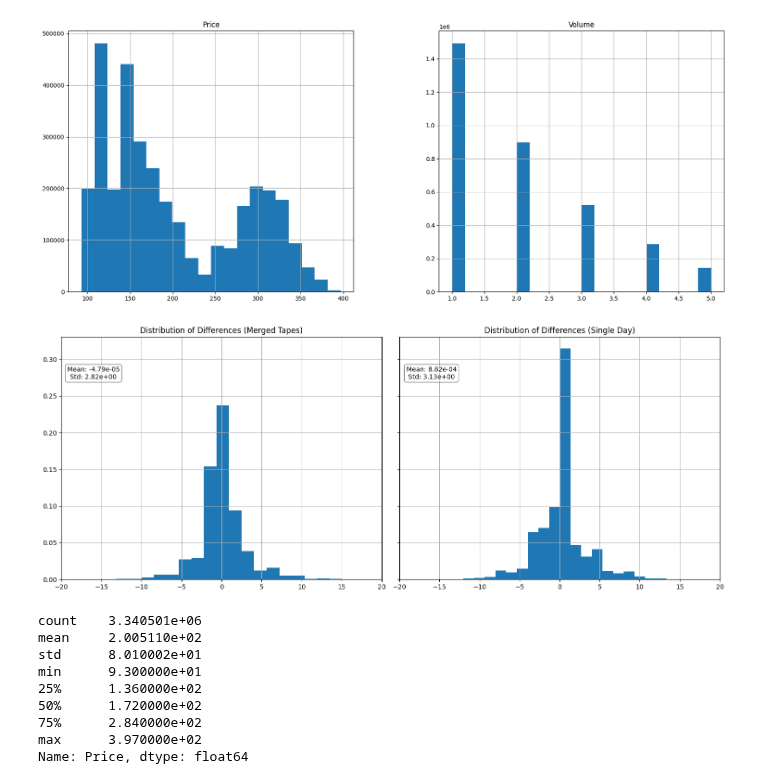
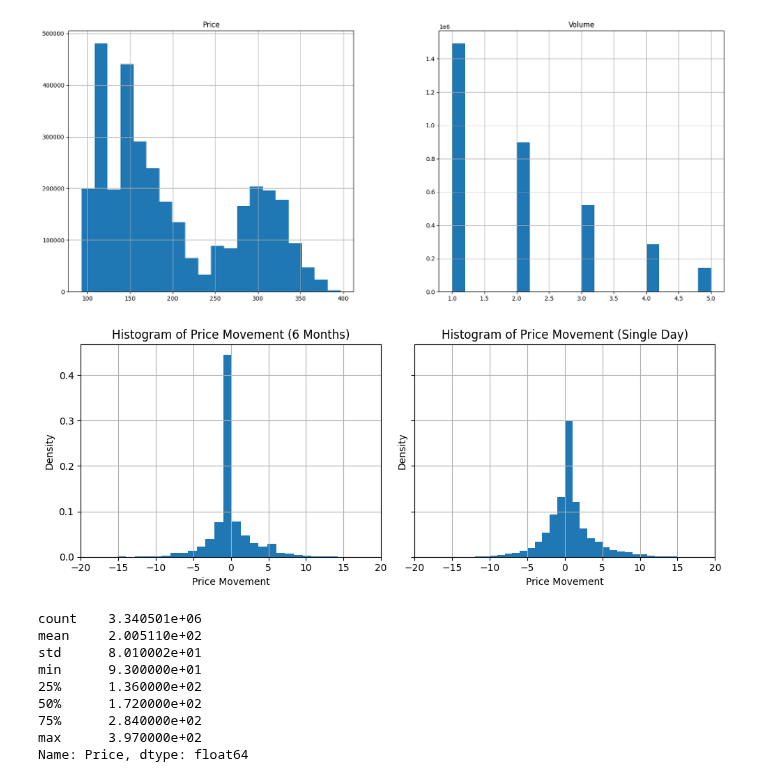
Before and after one commit to UoB-DSMP-2023-24/dsmp-2024-group-19, a Jupyter notebook: EDA/Tapes_EDA.ipynb, the cells around one changed output. Saved outputs shown, nothing was run; the diff lists cells and outputs as text; code cells hidden in the pictures.

```diff
--- a/EDA/Tapes_EDA.ipynb
+++ b/EDA/Tapes_EDA.ipynb
@@ -66,42 +66,46 @@ import matplotlib.pyplot as plt
 # Assuming merged_tapes and tapes are your DataFrames or Series containing the data
 # Check if merged_tapes and tapes actually contain data
 
 # Define the number of bins
-num_bins = 30
+num_bins = 40
 x_lim = 20
 
 # Create a figure and axes objects with 1 row and 2 columns
-fig, axs = plt.subplots(1, 2, figsize=(15, 6), sharey=True)  # Set sharey=True to share y-axis
+fig, axs = plt.subplots(1, 2, figsize=(10, 4), sharey=True)  # Set sharey=True to share y-axis
 
 # Plot the histogram of differences in the first subplot
 merged_tapes["diff"] = merged_tapes["Price"].diff(1)
 mean_diff = merged_tapes["diff"].mean()
 std_diff = merged_tapes["diff"].std()
 merged_tapes["diff"].hist(bins=num_bins, density=True, ax=axs[0])
-axs[0].set_title(f'Distribution of Differences (Merged Tapes)')
+axs[0].set_title(f'Histogram of Price Movement (6 Months)')
 axs[0].set_xlim([-x_lim, x_lim])  # Set the same x-axis limits for both subplots
-axs[0].annotate(f'Mean: {mean_diff:.2e}\nStd: {std_diff:.2e}', xy=(0.1, 0.85), xycoords='axes fraction',
-                 ha='center', va='center', bbox=dict(boxstyle='round', facecolor='white', alpha=0.5))
+#axs[0].annotate(f'Mean: {mean_diff:.2e}\nStd: {std_diff:.2e}', xy=(0.1, 0.85), xycoords='axes fraction',
+#                 ha='center', va='center', bbox=dict(boxstyle='round', facecolor='white', alpha=0.5))
+axs[0].set_ylabel("Density")
+axs[0].set_xlabel("Price Movement")
 
 
 # Plot the histogram of differences for a single day in the second subplot
 day = 0  # Change this to select a different day
 mean_diff_day = tapes[day]["Price"].diff(1).mean()
 std_diff_day = tapes[day]["Price"].diff(1).std()
 tapes[day]["Price"].diff(1).hist(bins=num_bins, density=True, ax=axs[1])
-axs[1].set_title('Distribution of Differences (Single Day)')
+axs[1].set_title('Histogram of Price Movement (Single Day)')
 axs[1].set_xlim([-x_lim, x_lim])  # Set the same x-axis limits for both subplots
-axs[1].annotate(f'Mean: {mean_diff_day:.2e}\nStd: {std_diff_day:.2e}', xy=(0.1, 0.85), xycoords='axes fraction',
-                 ha='center', va='center', bbox=dict(boxstyle='round', facecolor='white', alpha=0.5))
+#axs[1].annotate(f'Mean: {mean_diff_day:.2e}\nStd: {std_diff_day:.2e}', xy=(0.1, 0.85), xycoords='axes fraction',
+#                 ha='center', va='center', bbox=dict(boxstyle='round', facecolor='white', alpha=0.5))
+axs[1].set_ylabel("Density")
+axs[1].set_xlabel("Price Movement")
 
 
 # Adjust layout to prevent overlap of titles
 plt.tight_layout()
 
 # Show the plot
 plt.show()
 # %% [output]
-[figure, old version]
+[figure, new version]
 # %%
 merged_tapes["Price"].describe()
 # %% [output]
```
Also changed, not shown: 6 other files.
